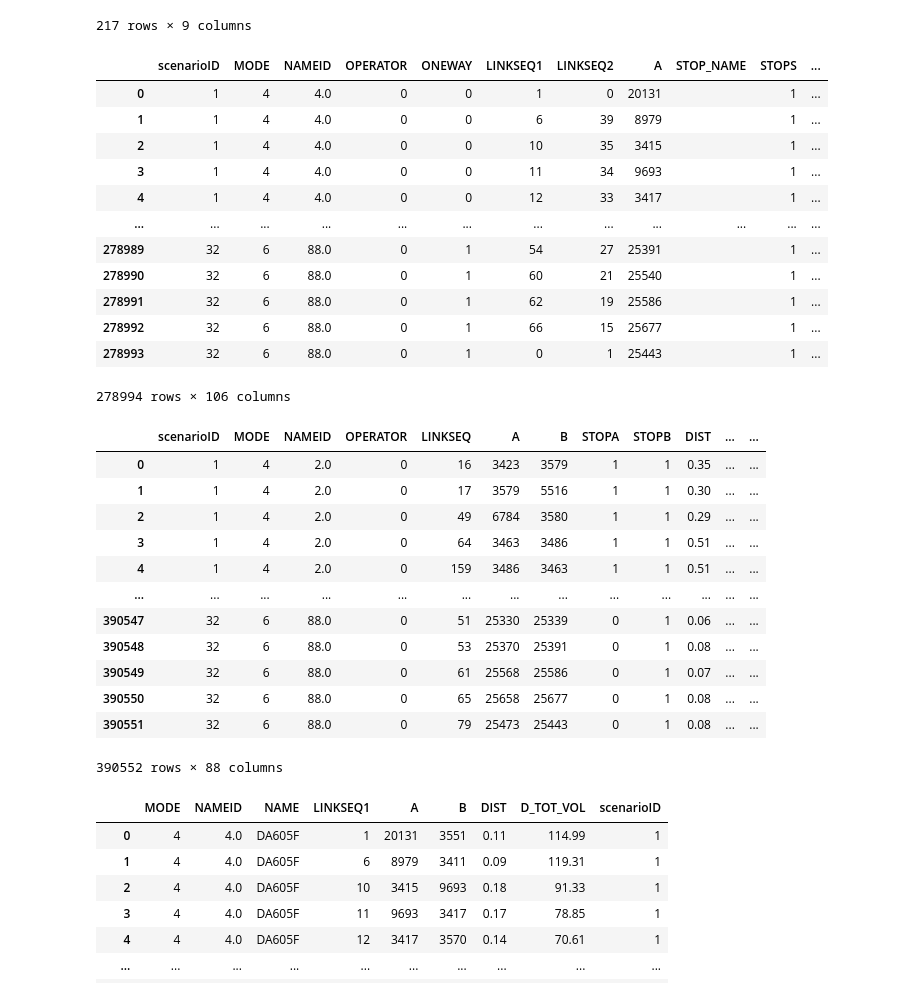
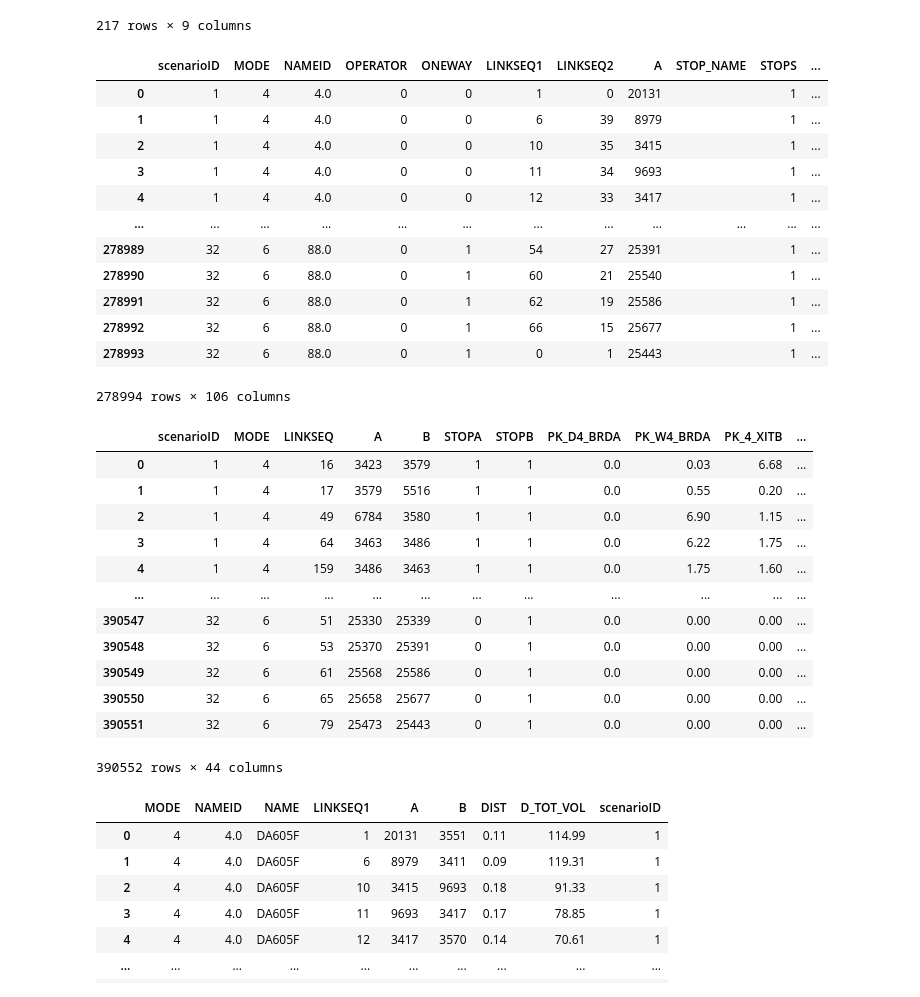
Before and after one commit to WFRCAnalytics/TDM-VAL-Scenario-Comparison-Toolbox, a Jupyter notebook: 2.1-TotalTDMTool/A-OldDataReformatAndPrepForApp.ipynb, the cells around one changed output. Cells and saved outputs as stored; diff of their text form; code cells hidden in the pictures.

```diff
--- a/2.1-TotalTDMTool/A-OldDataReformatAndPrepForApp.ipynb
+++ b/2.1-TotalTDMTool/A-OldDataReformatAndPrepForApp.ipynb
@@ -83,39 +129,39 @@ dfRouteSummaryNames_Revised
 # %%
 dfODDetailWithRevNames = pd.DataFrame.merge(dfODDetail,dfRouteSummaryNames_Revised,on='NAME',how='left')
 dfODDetailWithRevNames = dfODDetailWithRevNames.drop(columns=('NAME'))
 dfODDetailWithRevNames = dfODDetailWithRevNames.rename(columns={'NAME_New':'NAME'})
 display(dfODDetailWithRevNames)
 dfPADetailWithRevNames = pd.DataFrame.merge(dfPADetail,dfRouteSummaryNames_Revised,on='NAME',how='left')
-dfPADetailWithRevNames = dfPADetailWithRevNames.drop(columns=('NAME'))
+dfPADetailWithRevNames = dfPADetailWithRevNames.drop(columns=(paDropColumns))
 dfPADetailWithRevNames = dfPADetailWithRevNames.rename(columns={'NAME_New':'NAME'})
 display(dfPADetailWithRevNames)
 # %% [output]
 |  | scenarioID | MODE | NAMEID | OPERATOR | ONEWAY | LINKSEQ1 | LINKSEQ2 | A | STOP_NAME | STOPS | ... |
 | 0 | 1 | 4 | 4.0 | 0 | 0 | 1 | 0 | 20131 |  | 1 | ... |
 | 1 | 1 | 4 | 4.0 | 0 | 0 | 6 | 39 | 8979 |  | 1 | ... |
 | 2 | 1 | 4 | 4.0 | 0 | 0 | 10 | 35 | 3415 |  | 1 | ... |
 | 3 | 1 | 4 | 4.0 | 0 | 0 | 11 | 34 | 9693 |  | 1 | ... |
 | 4 | 1 | 4 | 4.0 | 0 | 0 | 12 | 33 | 3417 |  | 1 | ... |
 | ... | ... | ... | ... | ... | ... | ... | ... | ... | ... | ... | ... |
 | 278989 | 32 | 6 | 88.0 | 0 | 1 | 54 | 27 | 25391 |  | 1 | ... |
 | 278990 | 32 | 6 | 88.0 | 0 | 1 | 60 | 21 | 25540 |  | 1 | ... |
 | 278991 | 32 | 6 | 88.0 | 0 | 1 | 62 | 19 | 25586 |  | 1 | ... |
 | 278992 | 32 | 6 | 88.0 | 0 | 1 | 66 | 15 | 25677 |  | 1 | ... |
 | 278993 | 32 | 6 | 88.0 | 0 | 1 | 0 | 1 | 25443 |  | 1 | ... |
 278994 rows × 106 columns
-|  | scenarioID | MODE | NAMEID | OPERATOR | LINKSEQ | A | B | STOPA | STOPB | DIST | ... | ... |
-| 0 | 1 | 4 | 2.0 | 0 | 16 | 3423 | 3579 | 1 | 1 | 0.35 | ... | ... |
-| 1 | 1 | 4 | 2.0 | 0 | 17 | 3579 | 5516 | 1 | 1 | 0.30 | ... | ... |
-| 2 | 1 | 4 | 2.0 | 0 | 49 | 6784 | 3580 | 1 | 1 | 0.29 | ... | ... |
-| 3 | 1 | 4 | 2.0 | 0 | 64 | 3463 | 3486 | 1 | 1 | 0.51 | ... | ... |
-| 4 | 1 | 4 | 2.0 | 0 | 159 | 3486 | 3463 | 1 | 1 | 0.51 | ... | ... |
-| ... | ... | ... | ... | ... | ... | ... | ... | ... | ... | ... | ... | ... |
-| 390547 | 32 | 6 | 88.0 | 0 | 51 | 25330 | 25339 | 0 | 1 | 0.06 | ... | ... |
-| 390548 | 32 | 6 | 88.0 | 0 | 53 | 25370 | 25391 | 0 | 1 | 0.08 | ... | ... |
-| 390549 | 32 | 6 | 88.0 | 0 | 61 | 25568 | 25586 | 0 | 1 | 0.07 | ... | ... |
-| 390550 | 32 | 6 | 88.0 | 0 | 65 | 25658 | 25677 | 0 | 1 | 0.08 | ... | ... |
-| 390551 | 32 | 6 | 88.0 | 0 | 79 | 25473 | 25443 | 0 | 1 | 0.08 | ... | ... |
+|  | scenarioID | MODE | LINKSEQ | A | B | STOPA | STOPB | PK_D4_BRDA | PK_W4_BRDA | PK_4_XITB | ... |
+| 0 | 1 | 4 | 16 | 3423 | 3579 | 1 | 1 | 0.0 | 0.03 | 6.68 | ... |
+| 1 | 1 | 4 | 17 | 3579 | 5516 | 1 | 1 | 0.0 | 0.55 | 0.20 | ... |
+| 2 | 1 | 4 | 49 | 6784 | 3580 | 1 | 1 | 0.0 | 6.90 | 1.15 | ... |
+| 3 | 1 | 4 | 64 | 3463 | 3486 | 1 | 1 | 0.0 | 6.22 | 1.75 | ... |
+| 4 | 1 | 4 | 159 | 3486 | 3463 | 1 | 1 | 0.0 | 1.75 | 1.60 | ... |
+| ... | ... | ... | ... | ... | ... | ... | ... | ... | ... | ... | ... |
+| 390547 | 32 | 6 | 51 | 25330 | 25339 | 0 | 1 | 0.0 | 0.00 | 0.00 | ... |
+| 390548 | 32 | 6 | 53 | 25370 | 25391 | 0 | 1 | 0.0 | 0.00 | 0.00 | ... |
+| 390549 | 32 | 6 | 61 | 25568 | 25586 | 0 | 1 | 0.0 | 0.00 | 0.00 | ... |
+| 390550 | 32 | 6 | 65 | 25658 | 25677 | 0 | 1 | 0.0 | 0.00 | 0.00 | ... |
+| 390551 | 32 | 6 | 79 | 25473 | 25443 | 0 | 1 | 0.0 | 0.00 | 0.00 | ... |
-390552 rows × 88 columns
+390552 rows × 44 columns
 # %%
 dfTotVol = pd.DataFrame()
 
```
Also changed, not shown: parts of 5 cells of this notebook.
